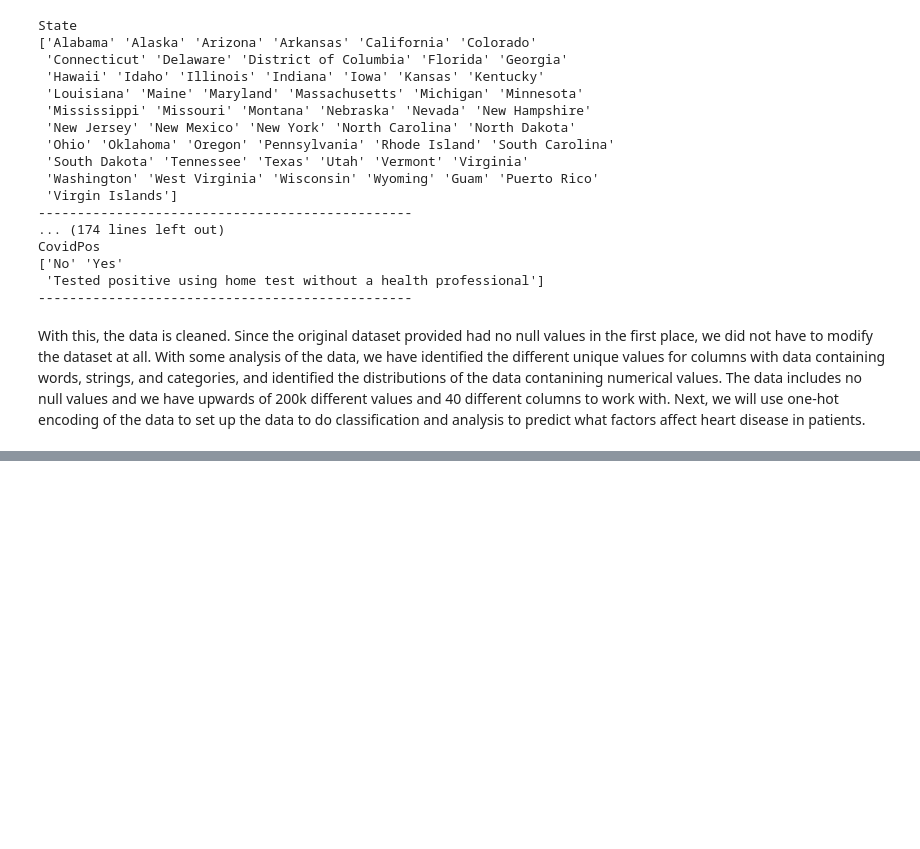
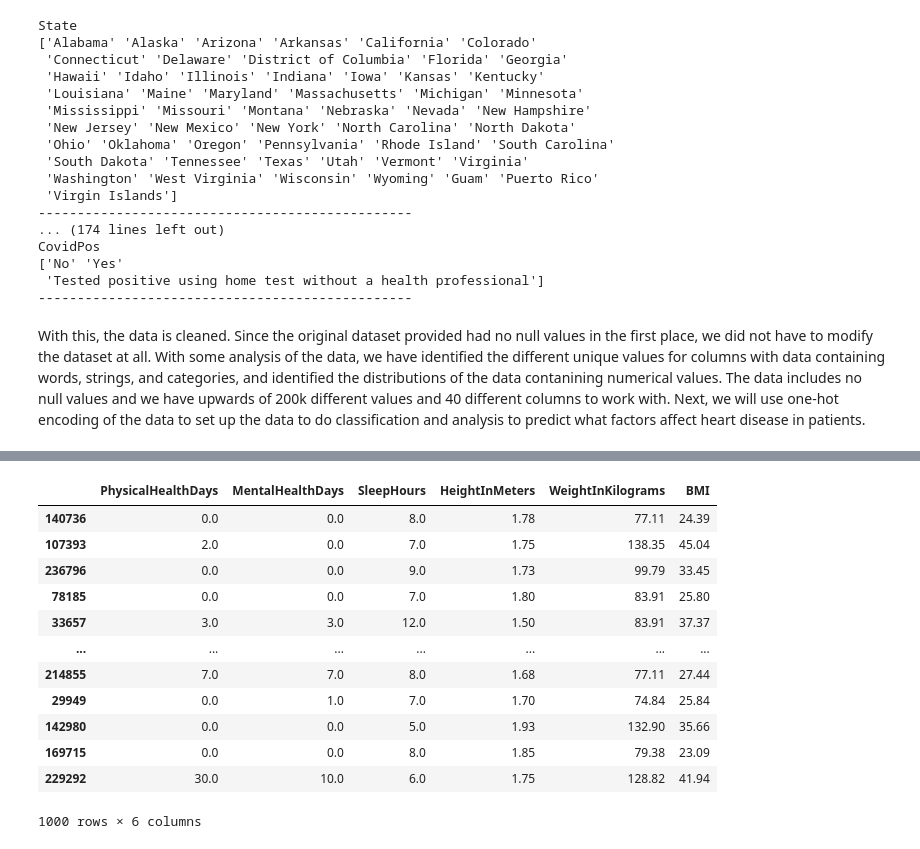
Before and after one commit to sprestrelski/heart-disease-prediction, a Jupyter notebook: Proposal_groupXXX.ipynb, the cells around one changed output, grey strips where cells are left out. Cells and saved outputs as stored; diff of their text form; code cells hidden in the pictures; blank space fills up the shorter version.

```diff
--- a/Proposal_groupXXX.ipynb
+++ b/Proposal_groupXXX.ipynb
@@ -213,0 +249,17 @@ With this, the data is cleaned. Since the original dataset provided had no null
+# %%
+sampled_heart_2022 = heart_2022.sample(n=1000)
+sampled_heart_2022
+# %% [output]
+|  | PhysicalHealthDays | MentalHealthDays | SleepHours | HeightInMeters | WeightInKilograms | BMI |
+| 140736 | 0.0 | 0.0 | 8.0 | 1.78 | 77.11 | 24.39 |
+| 107393 | 2.0 | 0.0 | 7.0 | 1.75 | 138.35 | 45.04 |
+| 236796 | 0.0 | 0.0 | 9.0 | 1.73 | 99.79 | 33.45 |
+| 78185 | 0.0 | 0.0 | 7.0 | 1.80 | 83.91 | 25.80 |
+| 33657 | 3.0 | 3.0 | 12.0 | 1.50 | 83.91 | 37.37 |
+| ... | ... | ... | ... | ... | ... | ... |
+| 214855 | 7.0 | 7.0 | 8.0 | 1.68 | 77.11 | 27.44 |
+| 29949 | 0.0 | 1.0 | 7.0 | 1.70 | 74.84 | 25.84 |
+| 142980 | 0.0 | 0.0 | 5.0 | 1.93 | 132.90 | 35.66 |
+| 169715 | 0.0 | 0.0 | 8.0 | 1.85 | 79.38 | 23.09 |
+| 229292 | 30.0 | 10.0 | 6.0 | 1.75 | 128.82 | 41.94 |
+1000 rows × 6 columns
```
Also changed, not shown: parts of 6 cells of this notebook.
